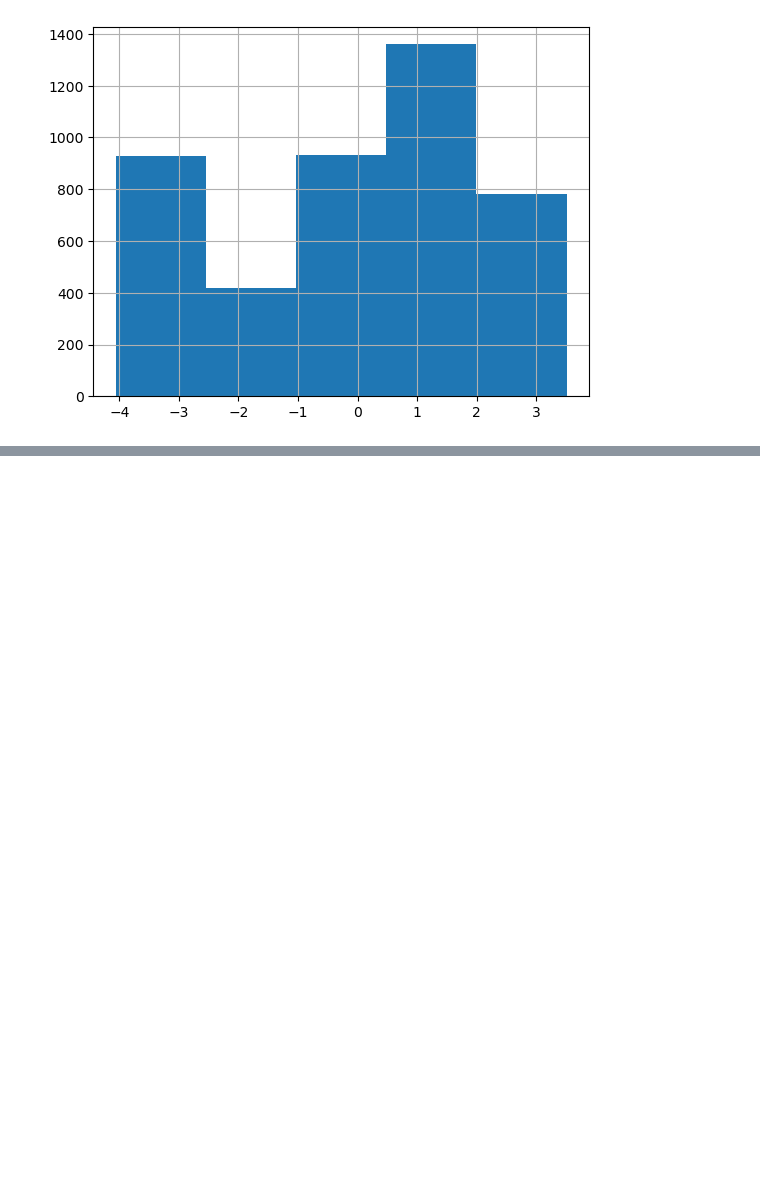
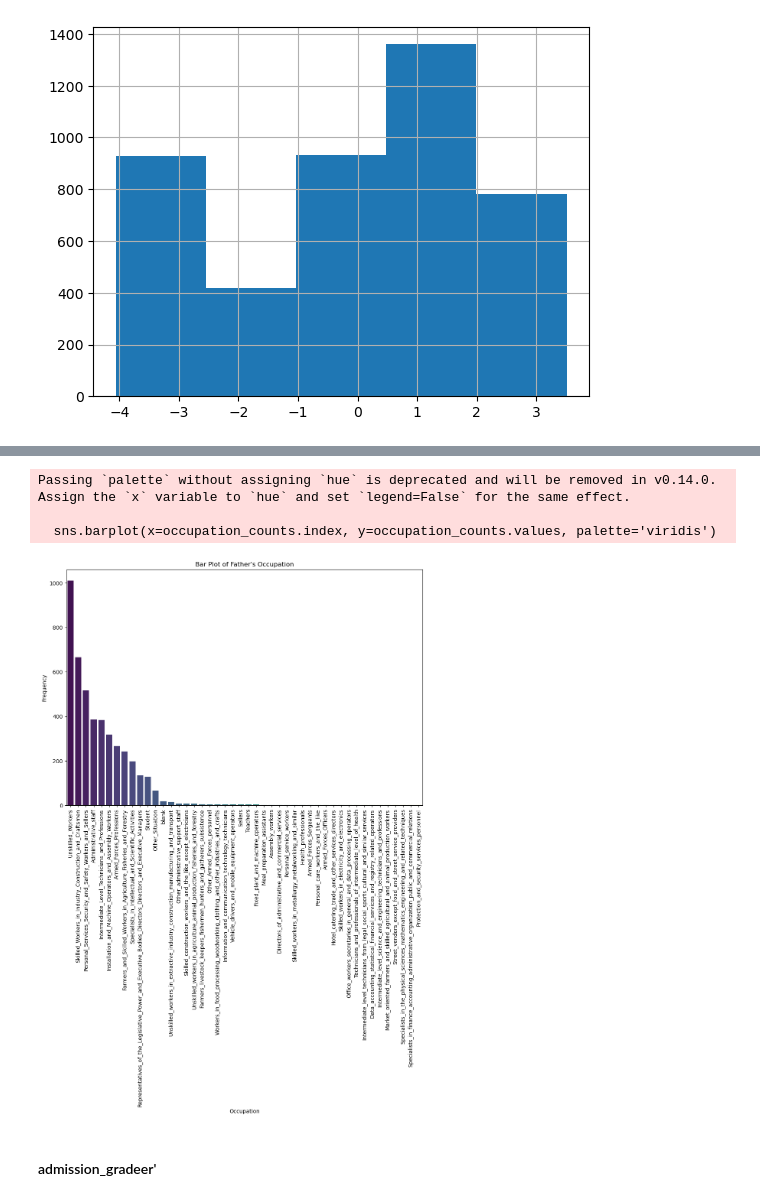
Before and after one commit to AndreJacobsPy/ai-academy-capstone, a Jupyter notebook: exploration.ipynb, the cells around one changed output, grey strips where cells are left out. Drawn from its saved outputs; the diff is of its cells as text; code cells hidden in the pictures; blank space fills up the shorter version.

Commit message:
EDA for columns

```diff
--- a/exploration.ipynb
+++ b/exploration.ipynb
@@ -946,0 +1149,4 @@ df['gdp'].hist(bins=5);
+# %%
+#dropped mother's occupation column:
+df = df.drop("mother\'s_occupation", axis=1)
+print(df.columns)
@@ -946,0 +1290,19 @@ df['gdp'].hist(bins=5);
+# %%
+# Count the occurrences of each category
+occupation_counts = df["father\'s_occupation"].value_counts()
+
+# Plot
+plt.figure(figsize=(12, 8))
+sns.barplot(x=occupation_counts.index, y=occupation_counts.values, palette='viridis')
+plt.title("Bar Plot of Father's Occupation")
+plt.xlabel('Occupation')
+plt.ylabel('Frequency')
+plt.xticks(rotation=90)  # Rotate x-axis labels if there are many categories
+plt.show()
+# %% [output]
+Passing `palette` without assigning `hue` is deprecated and will be removed in v0.14.0. Assign the `x` variable to `hue` and set `legend=False` for the same effect.
+
+  sns.barplot(x=occupation_counts.index, y=occupation_counts.values, palette='viridis')
+[figure, added]
+# %% [markdown]
+#### admission_gradeer'
```
Also changed, not shown: parts of 45 cells of this notebook.
